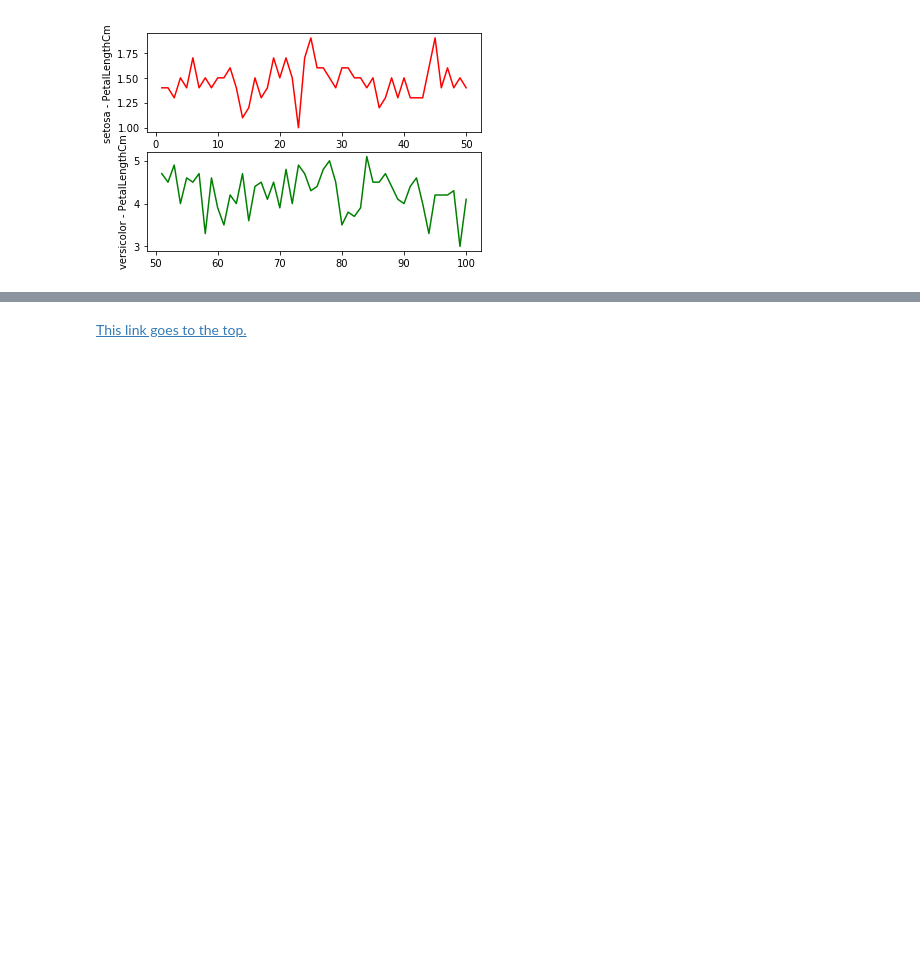
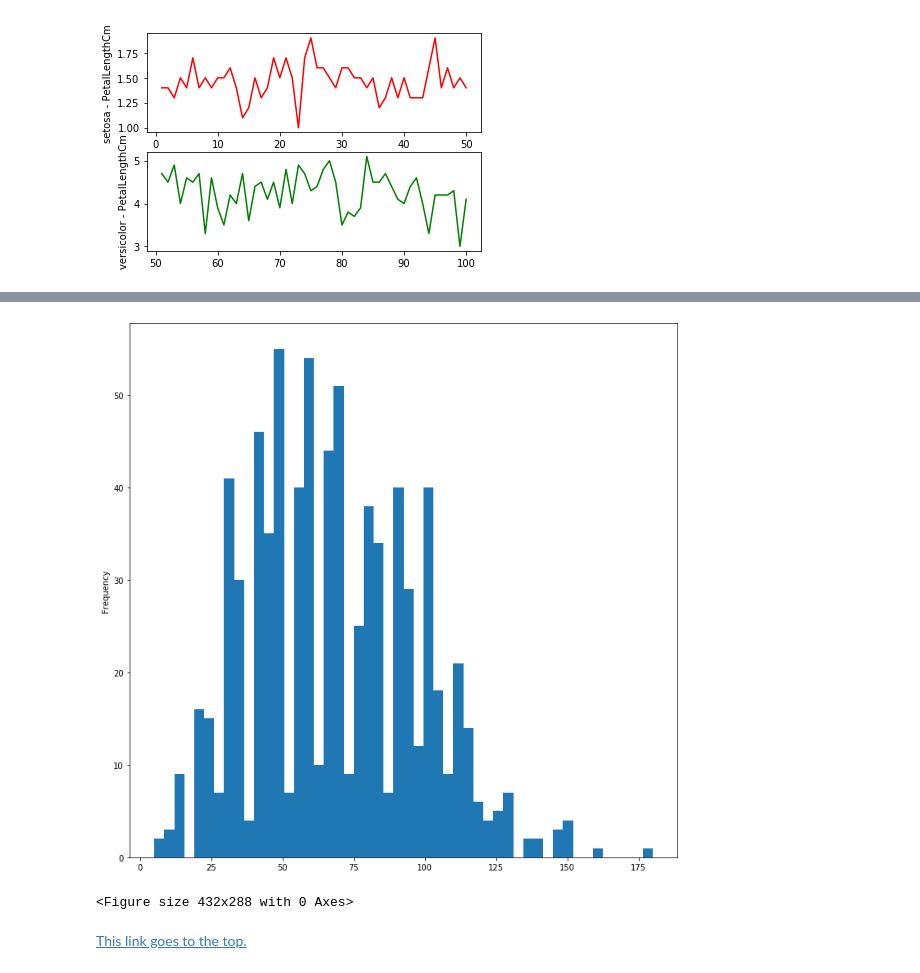
Before and after one commit to nrglll/DataScienceNotes, a Jupyter notebook: Numpy_Pandas_Matplotlib/PythonLibraries_Notes.ipynb, the cells around one changed output, grey strips where cells are left out. Cells and saved outputs as stored; diff of their text form; code cells hidden in the pictures; blank space fills up the shorter version.

```diff
--- a/Numpy_Pandas_Matplotlib/PythonLibraries_Notes.ipynb
+++ b/Numpy_Pandas_Matplotlib/PythonLibraries_Notes.ipynb
@@ -987,2 +1054,16 @@ plt.show()
+# %%
+# Histogram
+# bins = number of bar in figure
+data.Speed.plot(kind = 'hist',bins = 50,figsize = (12,12))
+plt.show()
+# %% [output]
+[figure, added]
+# %%
+# clf() = cleans it up again you can start a fresh
+data.Speed.plot(kind = 'hist',bins = 50)
+plt.clf()
+# We cannot see plot due to clf()
+# %% [output]
+<Figure size 432x288 with 0 Axes>
 # %% [markdown]
 <p><a href="#top">This link goes to the top.</a></p>
```
Also changed, not shown: parts of 9 cells of this notebook, 9 other files.
